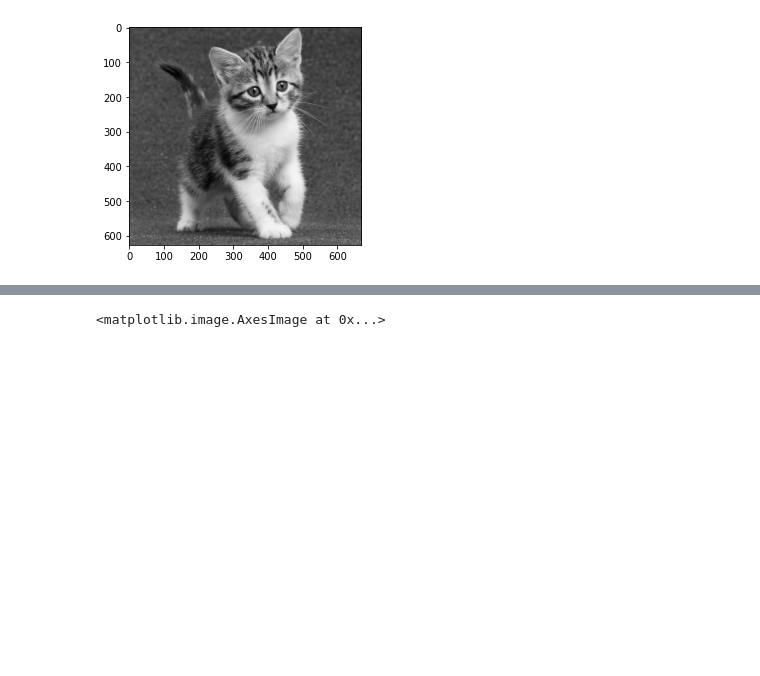
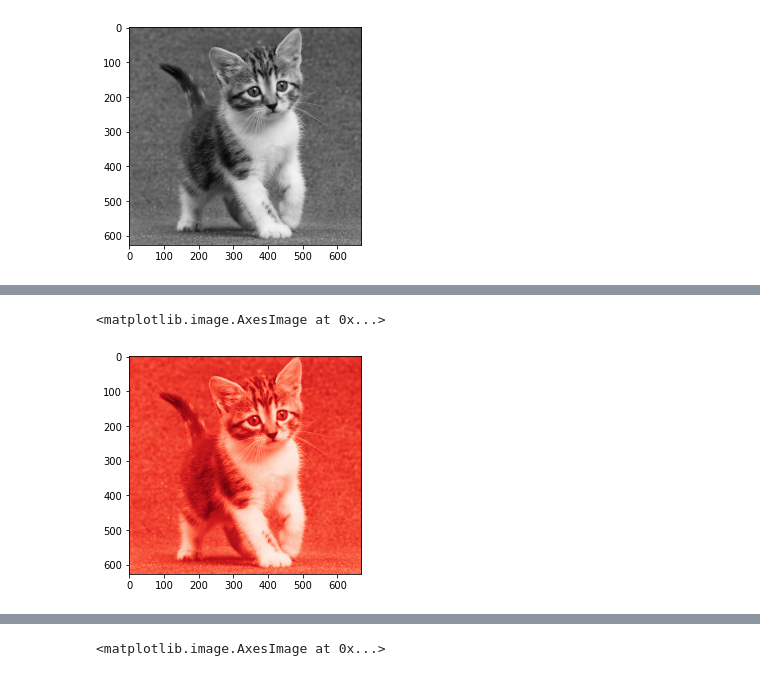
Before and after one commit to PutriAlivia/PCVK_Genap_2021, a Jupyter notebook: JS02.ipynb, the cells around one changed output, grey strips where cells are left out. Drawn from its saved outputs; the diff is of its cells as text; code cells hidden in the pictures; blank space fills up the shorter version.

```diff
--- a/JS02.ipynb
+++ b/JS02.ipynb
@@ -38,3 +45,8 @@ plt.imshow(img_gray, cmap='gray')
+# %%
+plt.imshow(img_gray, cmap='Reds_r')
+# %% [output]
+<matplotlib.image.AxesImage at 0x...>
+[figure, added]
 # %%
 plt.imshow(img_gray, cmap='magma')
 # %% [output]
```
Also changed, not shown: parts of 16 cells of this notebook.
